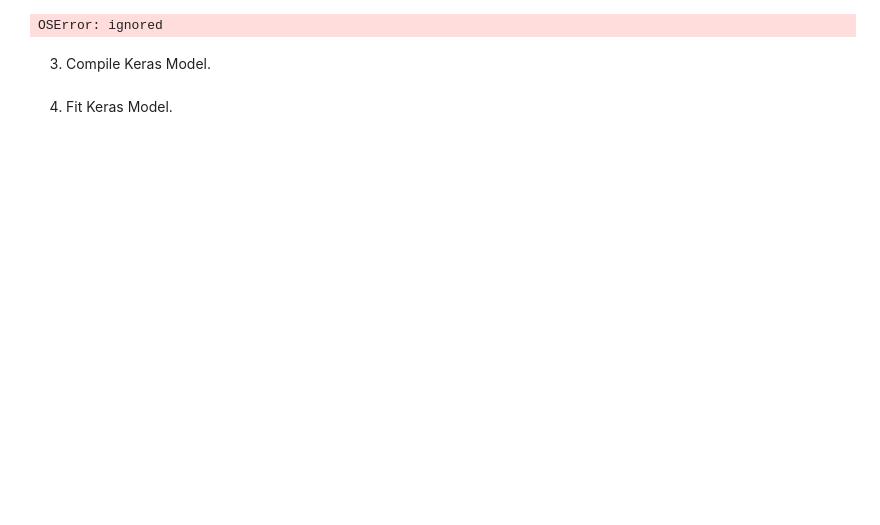
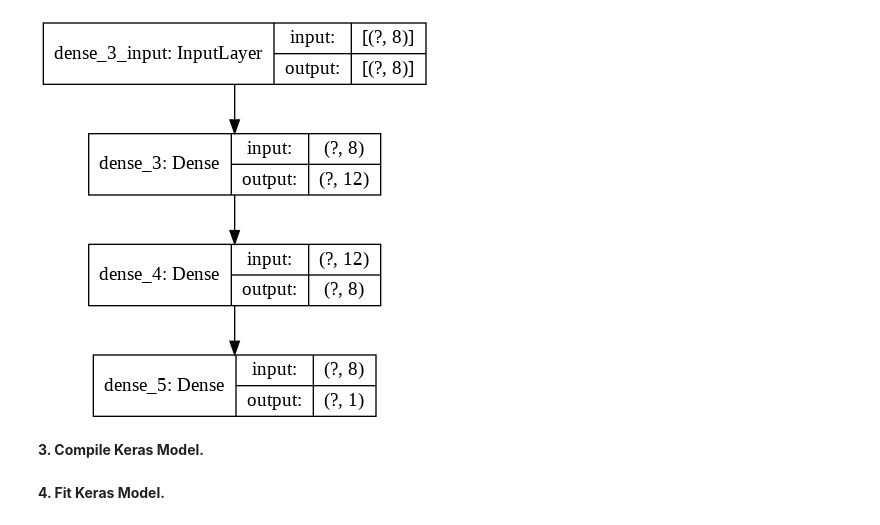
Before and after one commit to cisirtraining/summerschool, a Jupyter notebook: Day1_Introduction_to_DL_framework.ipynb, the cells around one changed output. Drawn from its saved outputs; the diff is of its cells as text; code cells hidden in the pictures; blank space fills up the shorter version.

```diff
--- a/Day1_Introduction_to_DL_framework.ipynb
+++ b/Day1_Introduction_to_DL_framework.ipynb
@@ -47,8 +45,8 @@ _________________________________________________________________
 None
 # %%
 from keras.utils.vis_utils import plot_model
-plot_model(model, to_file='my_model_plot.png', show_shapes=True, show_layer_names=True)
+plot_model(model, to_file='/content/drive/My Drive/data/my_model_plot.png', show_shapes=True, show_layer_names=True)
 # %% [output]
-OSError: ignored
+[figure, added]
 # %% [markdown]
-3. Compile Keras Model.
+**3. Compile Keras Model.**
@@ -55,2 +56,2 @@ OSError: ignored
 # %% [markdown]
-4. Fit Keras Model.
+**4. Fit Keras Model.**
```
Also changed, not shown: parts of 15 cells of this notebook.
